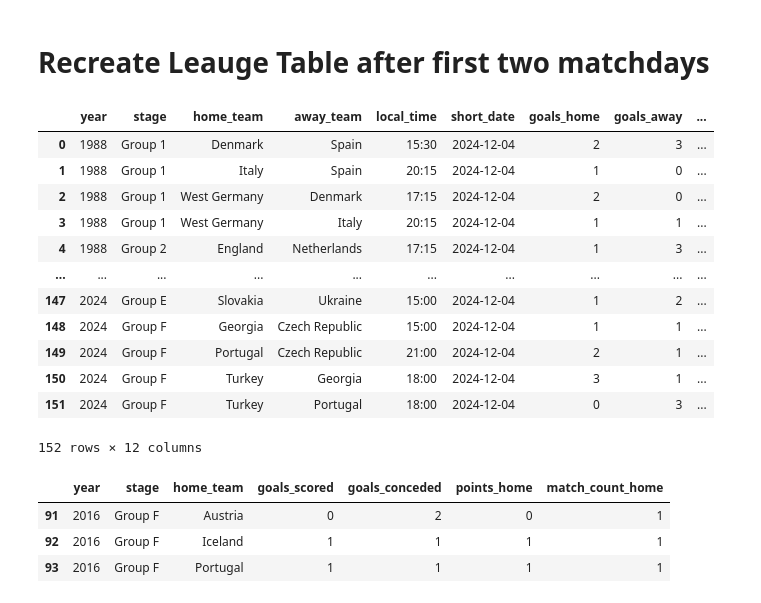
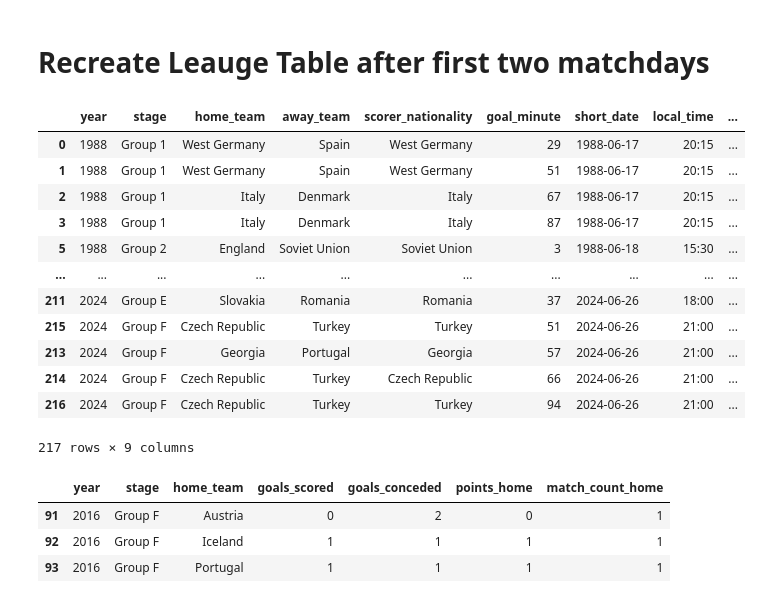
Before and after one commit to AEGDDI/tiebreak_wc, a Jupyter notebook: code/wiki/men/uefa/tb_eu_uefa_men.ipynb, the cells around one changed output. Saved outputs shown, nothing was run; the diff lists cells and outputs as text; code cells hidden in the pictures.

Commit message:
best third teams code

```diff
--- a/code/wiki/men/uefa/tb_eu_uefa_men.ipynb
+++ b/code/wiki/men/uefa/tb_eu_uefa_men.ipynb
@@ -99,22 +99,22 @@ display(invalid_groups)
 
 # Assuming goals_df is your original dataset
 agg_goals_before_last_day, goals_last_day_sorted = process_goals_data(goals_df)
-# %%
-agg_goals_before_last_day
-# %% [output]
-|  | year | stage | home_team | away_team | local_time | short_date | goals_home | goals_away | ... |
-| 0 | 1988 | Group 1 | Denmark | Spain | 15:30 | 2024-12-04 | 2 | 3 | ... |
-| 1 | 1988 | Group 1 | Italy | Spain | 20:15 | 2024-12-04 | 1 | 0 | ... |
-| 2 | 1988 | Group 1 | West Germany | Denmark | 17:15 | 2024-12-04 | 2 | 0 | ... |
-| 3 | 1988 | Group 1 | West Germany | Italy | 20:15 | 2024-12-04 | 1 | 1 | ... |
-| 4 | 1988 | Group 2 | England | Netherlands | 17:15 | 2024-12-04 | 1 | 3 | ... |
-| ... | ... | ... | ... | ... | ... | ... | ... | ... | ... |
-| 147 | 2024 | Group E | Slovakia | Ukraine | 15:00 | 2024-12-04 | 1 | 2 | ... |
-| 148 | 2024 | Group F | Georgia | Czech Republic | 15:00 | 2024-12-04 | 1 | 1 | ... |
-| 149 | 2024 | Group F | Portugal | Czech Republic | 21:00 | 2024-12-04 | 2 | 1 | ... |
-| 150 | 2024 | Group F | Turkey | Georgia | 18:00 | 2024-12-04 | 3 | 1 | ... |
-| 151 | 2024 | Group F | Turkey | Portugal | 18:00 | 2024-12-04 | 0 | 3 | ... |
-152 rows × 12 columns
+# %%
+goals_last_day_sorted
+# %% [output]
+|  | year | stage | home_team | away_team | scorer_nationality | goal_minute | short_date | local_time | ... |
+| 0 | 1988 | Group 1 | West Germany | Spain | West Germany | 29 | 1988-06-17 | 20:15 | ... |
+| 1 | 1988 | Group 1 | West Germany | Spain | West Germany | 51 | 1988-06-17 | 20:15 | ... |
+| 2 | 1988 | Group 1 | Italy | Denmark | Italy | 67 | 1988-06-17 | 20:15 | ... |
+| 3 | 1988 | Group 1 | Italy | Denmark | Italy | 87 | 1988-06-17 | 20:15 | ... |
+| 5 | 1988 | Group 2 | England | Soviet Union | Soviet Union | 3 | 1988-06-18 | 15:30 | ... |
+| ... | ... | ... | ... | ... | ... | ... | ... | ... | ... |
+| 211 | 2024 | Group E | Slovakia | Romania | Romania | 37 | 2024-06-26 | 18:00 | ... |
+| 215 | 2024 | Group F | Czech Republic | Turkey | Turkey | 51 | 2024-06-26 | 21:00 | ... |
+| 213 | 2024 | Group F | Georgia | Portugal | Georgia | 57 | 2024-06-26 | 21:00 | ... |
+| 214 | 2024 | Group F | Czech Republic | Turkey | Czech Republic | 66 | 2024-06-26 | 21:00 | ... |
+| 216 | 2024 | Group F | Czech Republic | Turkey | Turkey | 94 | 2024-06-26 | 21:00 | ... |
+217 rows × 9 columns
 # %%
 home_games, away_games = aggregate_home_away_points(agg_goals_before_last_day)
 # %%
```
Also changed, not shown: parts of 2 cells of this notebook, 6 other files.
